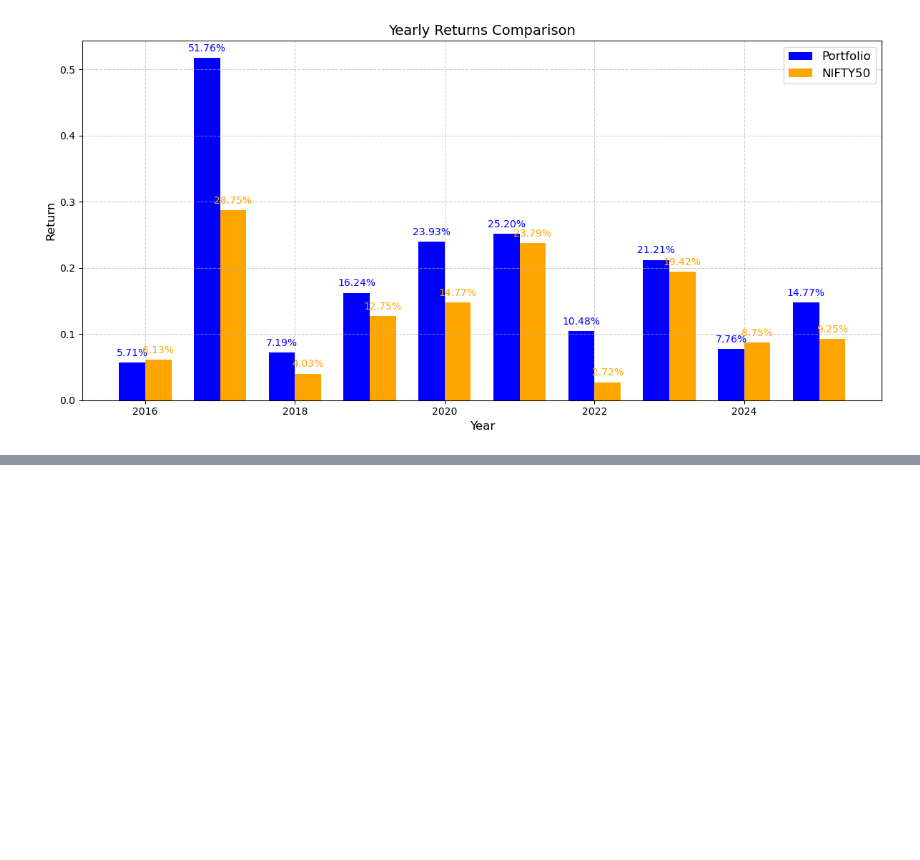
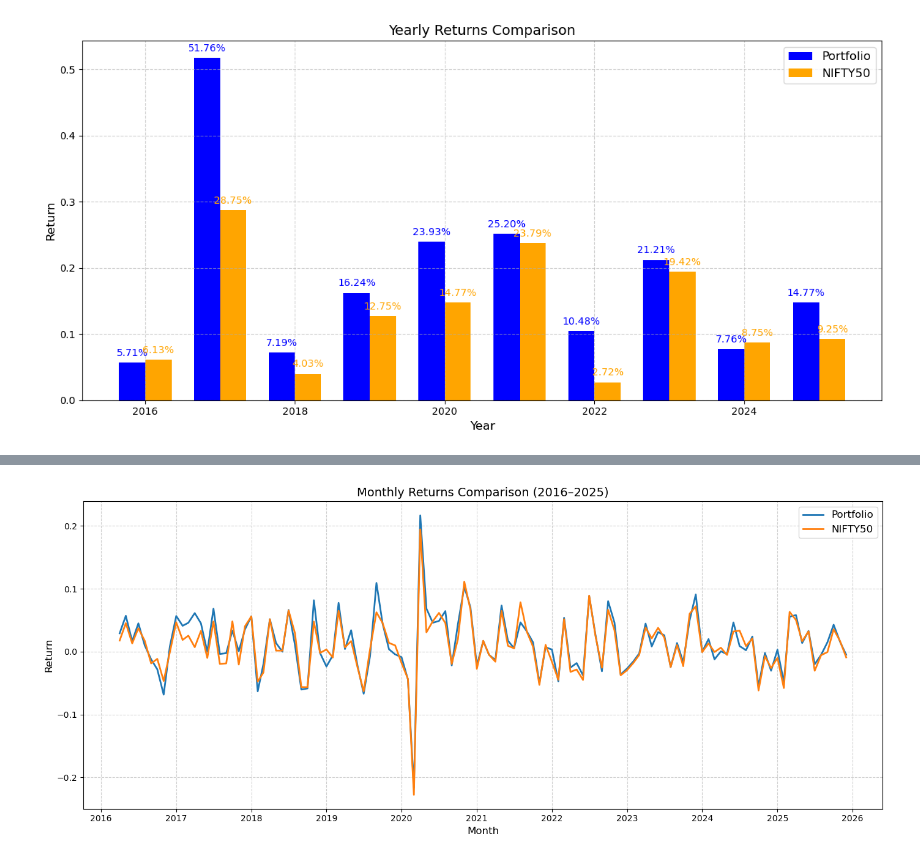
Before and after one commit to learner112/WQU_Capstone_Project, a Jupyter notebook: performance_analysis.ipynb, the cells around one changed output, grey strips where cells are left out. Cells and saved outputs as stored; diff of their text form; code cells hidden in the pictures; blank space fills up the shorter version.

```diff
--- a/performance_analysis.ipynb
+++ b/performance_analysis.ipynb
@@ -406,3 +451,8 @@ plt.tight_layout()
 plt.show()
 # %% [output]
 [figure]
+# %%
+monthly_table = perf.monthly_returns()
+formatted_monthly = monthly_table.applymap(lambda x: f"{x:.2%}")
+print("\nMonthly Returns:")
+print(formatted_monthly)
@@ -408,0 +476,29 @@ plt.show()
+# %%
+
+plt.figure(figsize=(14, 6))
+
+plt.plot(
+    monthly_table.index.to_timestamp(),
+    monthly_table["Portfolio Return"],
+    label="Portfolio",
+    linewidth=2
+)
+
+plt.plot(
+    monthly_table.index.to_timestamp(),
+    monthly_table["Benchmark Return"],
+    label="NIFTY50",
+    linewidth=2
+)
+
+plt.title("Monthly Returns Comparison (2016–2025)", fontsize=14)
+plt.xlabel("Month", fontsize=12)
+plt.ylabel("Return", fontsize=12)
+
+plt.legend(fontsize=12)
+plt.grid(True, linestyle="--", alpha=0.6)
+
+plt.tight_layout()
+plt.show()
+# %% [output]
+[figure, added]
```
Also changed, not shown: parts of 4 cells of this notebook.
